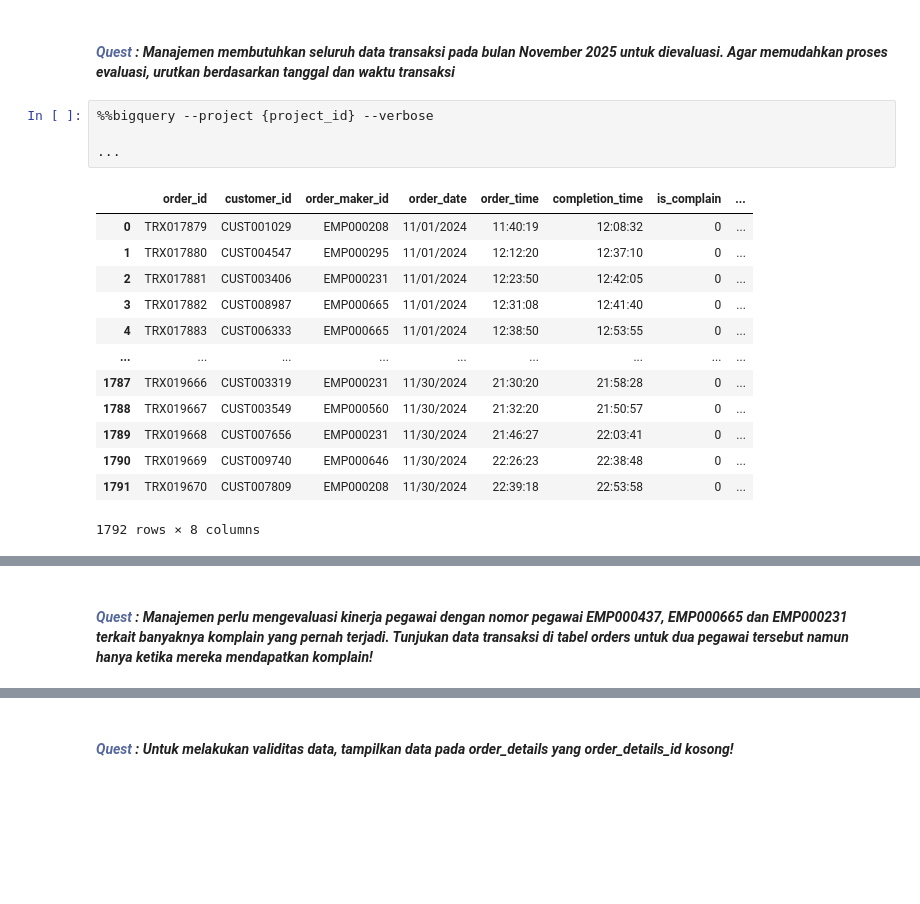
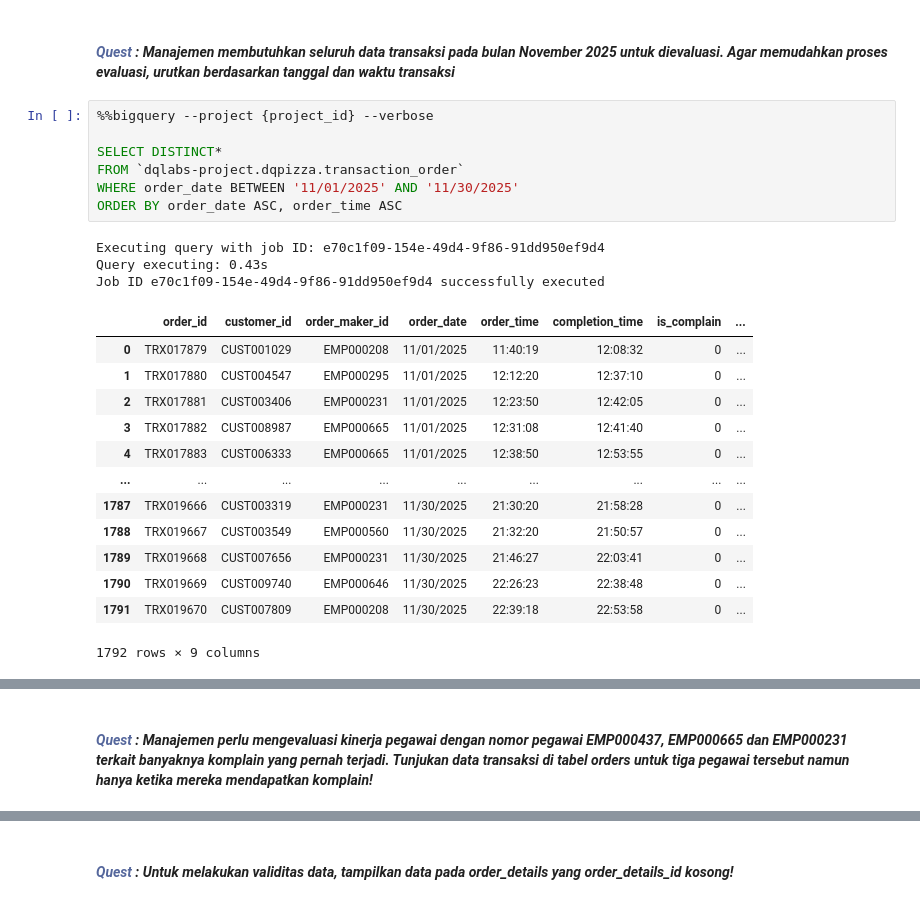
Before and after one commit to refianP13/Data-Analyst, a Jupyter notebook: Copy_of_DQLab_Conditions_&_Aggregation.ipynb, the cells around one changed output, grey strips where cells are left out. Saved outputs shown, nothing was run; the diff lists cells and outputs as text; blank space fills up the shorter version.

```diff
--- a/Copy_of_DQLab_Conditions_&_Aggregation.ipynb
+++ b/Copy_of_DQLab_Conditions_&_Aggregation.ipynb
@@ -275,24 +294,30 @@ Selain menggunakan operator pembanding, dapat juga menggunakan query `BETWEEN` u
 <img src="https://raw.githubusercontent.com/bachtiyarma/Material/main/Image/Materi-SQL/SQL%20-%20Where%205.png" width="45%">
 # %% [markdown]
 #### <i><b><span style='color:#55679C'>Quest</span> : Manajemen membutuhkan seluruh data transaksi pada bulan November 2025 untuk dievaluasi. Agar memudahkan proses evaluasi, urutkan berdasarkan tanggal dan waktu transaksi</b></i>
-# %%
-%%bigquery --project {project_id} --verbose
-
-...
-# %% [output]
-|  | order_id | customer_id | order_maker_id | order_date | order_time | completion_time | is_complain | ... |
-| 0 | TRX017879 | CUST001029 | EMP000208 | 11/01/2024 | 11:40:19 | 12:08:32 | 0 | ... |
-| 1 | TRX017880 | CUST004547 | EMP000295 | 11/01/2024 | 12:12:20 | 12:37:10 | 0 | ... |
-| 2 | TRX017881 | CUST003406 | EMP000231 | 11/01/2024 | 12:23:50 | 12:42:05 | 0 | ... |
-| 3 | TRX017882 | CUST008987 | EMP000665 | 11/01/2024 | 12:31:08 | 12:41:40 | 0 | ... |
-| 4 | TRX017883 | CUST006333 | EMP000665 | 11/01/2024 | 12:38:50 | 12:53:55 | 0 | ... |
-| ... | ... | ... | ... | ... | ... | ... | ... | ... |
-| 1787 | TRX019666 | CUST003319 | EMP000231 | 11/30/2024 | 21:30:20 | 21:58:28 | 0 | ... |
-| 1788 | TRX019667 | CUST003549 | EMP000560 | 11/30/2024 | 21:32:20 | 21:50:57 | 0 | ... |
-| 1789 | TRX019668 | CUST007656 | EMP000231 | 11/30/2024 | 21:46:27 | 22:03:41 | 0 | ... |
-| 1790 | TRX019669 | CUST009740 | EMP000646 | 11/30/2024 | 22:26:23 | 22:38:48 | 0 | ... |
-| 1791 | TRX019670 | CUST007809 | EMP000208 | 11/30/2024 | 22:39:18 | 22:53:58 | 0 | ... |
-1792 rows × 8 columns
+# %%
+%%bigquery --project {project_id} --verbose
+
+SELECT DISTINCT*
+FROM `dqlabs-project.dqpizza.transaction_order`
+WHERE order_date BETWEEN '11/01/2025' AND '11/30/2025'
+ORDER BY order_date ASC, order_time ASC
+# %% [output]
+Executing query with job ID: e70c1f09-154e-49d4-9f86-91dd950ef9d4
+Query executing: 0.43s
+Job ID e70c1f09-154e-49d4-9f86-91dd950ef9d4 successfully executed
+|  | order_id | customer_id | order_maker_id | order_date | order_time | completion_time | is_complain | ... |
+| 0 | TRX017879 | CUST001029 | EMP000208 | 11/01/2025 | 11:40:19 | 12:08:32 | 0 | ... |
+| 1 | TRX017880 | CUST004547 | EMP000295 | 11/01/2025 | 12:12:20 | 12:37:10 | 0 | ... |
+| 2 | TRX017881 | CUST003406 | EMP000231 | 11/01/2025 | 12:23:50 | 12:42:05 | 0 | ... |
+| 3 | TRX017882 | CUST008987 | EMP000665 | 11/01/2025 | 12:31:08 | 12:41:40 | 0 | ... |
+| 4 | TRX017883 | CUST006333 | EMP000665 | 11/01/2025 | 12:38:50 | 12:53:55 | 0 | ... |
+| ... | ... | ... | ... | ... | ... | ... | ... | ... |
+| 1787 | TRX019666 | CUST003319 | EMP000231 | 11/30/2025 | 21:30:20 | 21:58:28 | 0 | ... |
+| 1788 | TRX019667 | CUST003549 | EMP000560 | 11/30/2025 | 21:32:20 | 21:50:57 | 0 | ... |
+| 1789 | TRX019668 | CUST007656 | EMP000231 | 11/30/2025 | 21:46:27 | 22:03:41 | 0 | ... |
+| 1790 | TRX019669 | CUST009740 | EMP000646 | 11/30/2025 | 22:26:23 | 22:38:48 | 0 | ... |
+| 1791 | TRX019670 | CUST007809 | EMP000208 | 11/30/2025 | 22:39:18 | 22:53:58 | 0 | ... |
+1792 rows × 9 columns
 # %% [markdown]
 <a id="A.5."></a>
 ## <b>A.5. <span style='color:#0B2F9F'>Menyaring Nilai Berdasarkan Kumpulan Nilai</span></b>
@@ -308,4 +333,4 @@ Sebuah data karyawan memiliki kolom nama, terdapat nama Ilham, Kurnia, Bachtiyar
 <br>Kemudian gunakan operator keanggotaan tersebut kedalam sebuah kondisi <br><br>
 <img src="https://raw.githubusercontent.com/bachtiyarma/Material/main/Image/Materi-SQL/SQL%20-%20Where%204.png" width="45%">
 # %% [markdown]
-#### <i><b><span style='color:#55679C'>Quest</span> : Manajemen perlu mengevaluasi kinerja pegawai dengan nomor pegawai EMP000437, EMP000665 dan EMP000231 terkait banyaknya komplain yang pernah terjadi. Tunjukan data transaksi di tabel orders untuk dua pegawai tersebut namun hanya ketika mereka mendapatkan komplain!</b></i>
+#### <i><b><span style='color:#55679C'>Quest</span> : Manajemen perlu mengevaluasi kinerja pegawai dengan nomor pegawai EMP000437, EMP000665 dan EMP000231 terkait banyaknya komplain yang pernah terjadi. Tunjukan data transaksi di tabel orders untuk tiga pegawai tersebut namun hanya ketika mereka mendapatkan komplain!</b></i>
```
Also changed, not shown: parts of 29 cells of this notebook.
